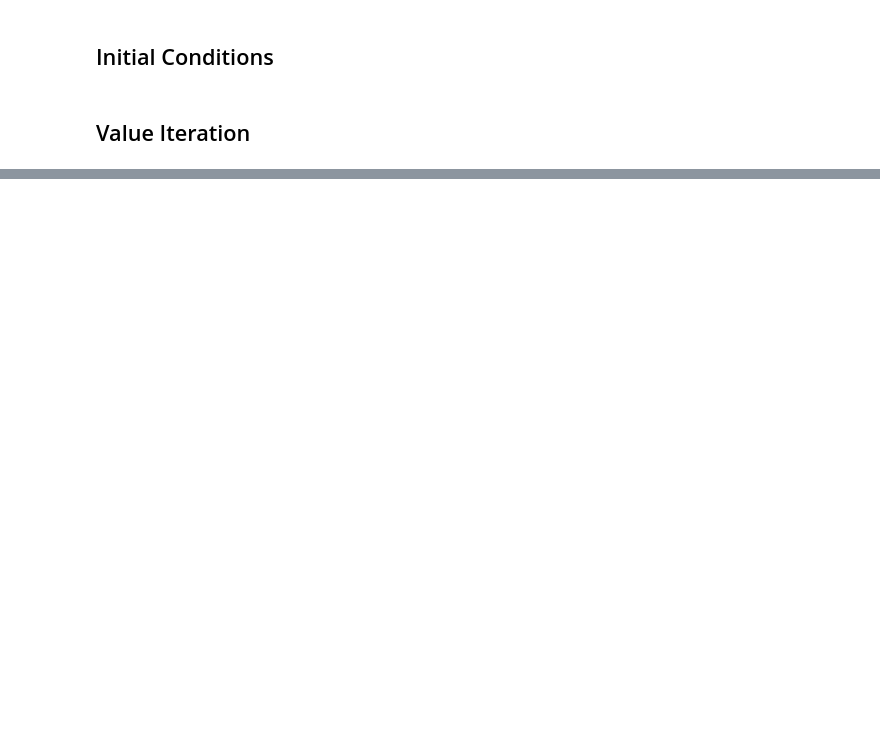
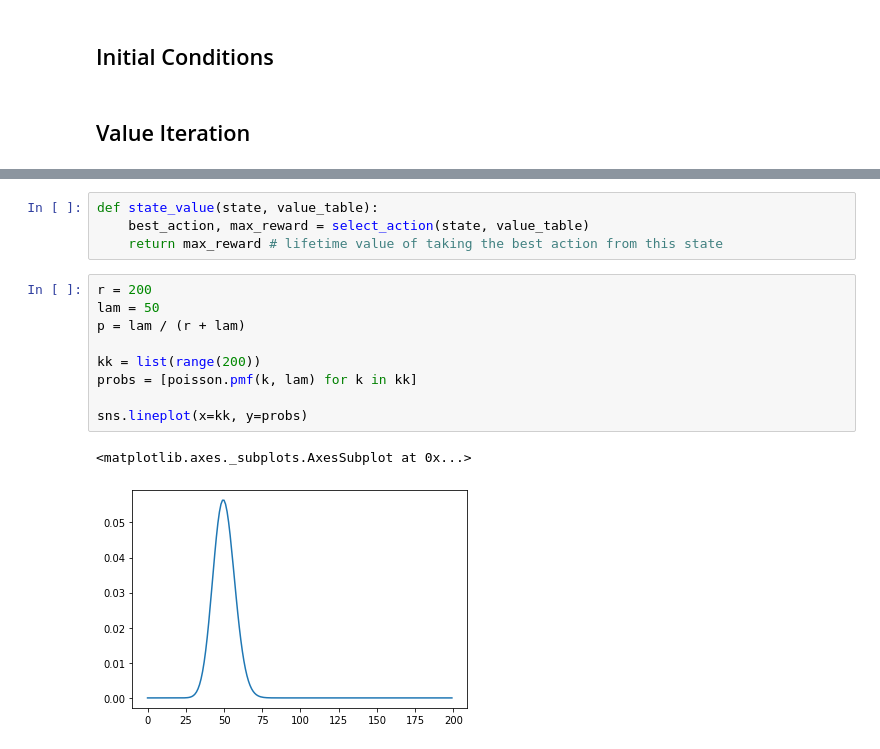
Before and after one commit to blakeelias/pandemic_RL, a Jupyter notebook: code/Cost_Functions.ipynb, the cells around one changed output, grey strips where cells are left out. Drawn from its saved outputs; the diff is of its cells as text; blank space fills up the shorter version.

```diff
--- a/code/Cost_Functions.ipynb
+++ b/code/Cost_Functions.ipynb
@@ -100,3 +178,19 @@ def select_action(state, value_table):
     argmax_reward, max_reward = max(rewards.items(), key=lambda x: x[1])
     return argmax_reward, max_reward # action, lifetime value of taking this action
+# %%
+def state_value(state, value_table):
+    best_action, max_reward = select_action(state, value_table)
+    return max_reward # lifetime value of taking the best action from this state
+# %%
+r = 200
+lam = 50
+p = lam / (r + lam)
+
+kk = list(range(200))
+probs = [poisson.pmf(k, lam) for k in kk]
+
+sns.lineplot(x=kk, y=probs)
+# %% [output]
+<matplotlib.axes._subplots.AxesSubplot at 0x...>
+[figure, added]
 # %%
```
Also changed, not shown: parts of 32 cells of this notebook.
